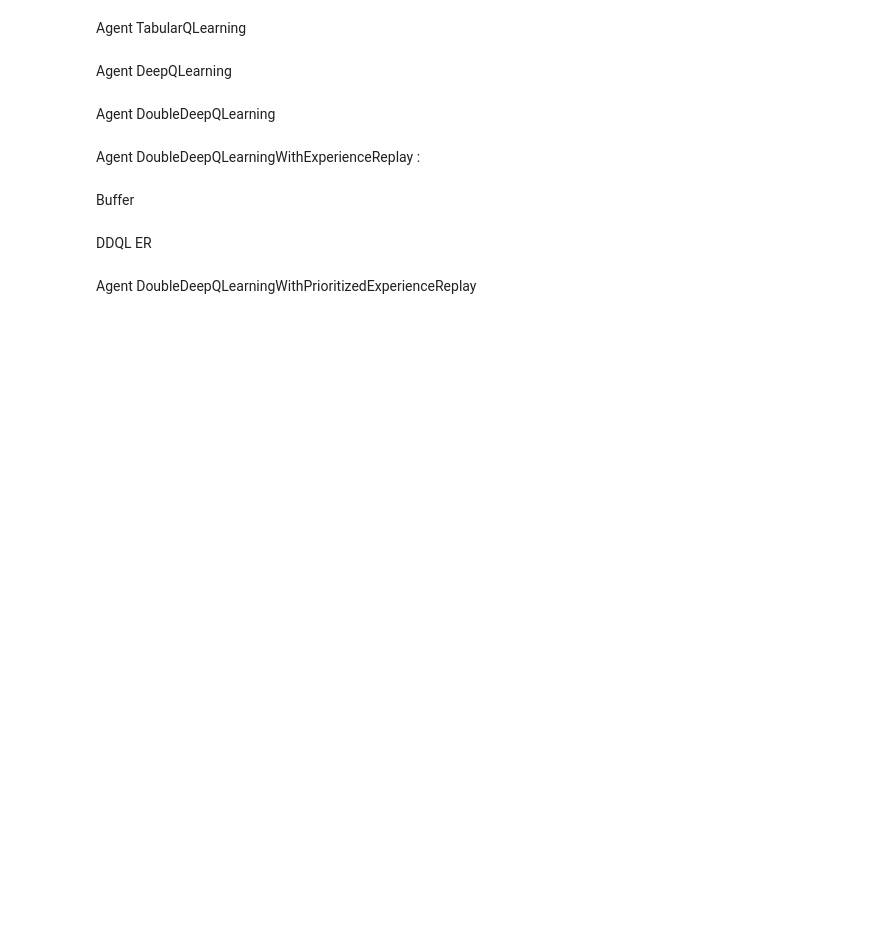
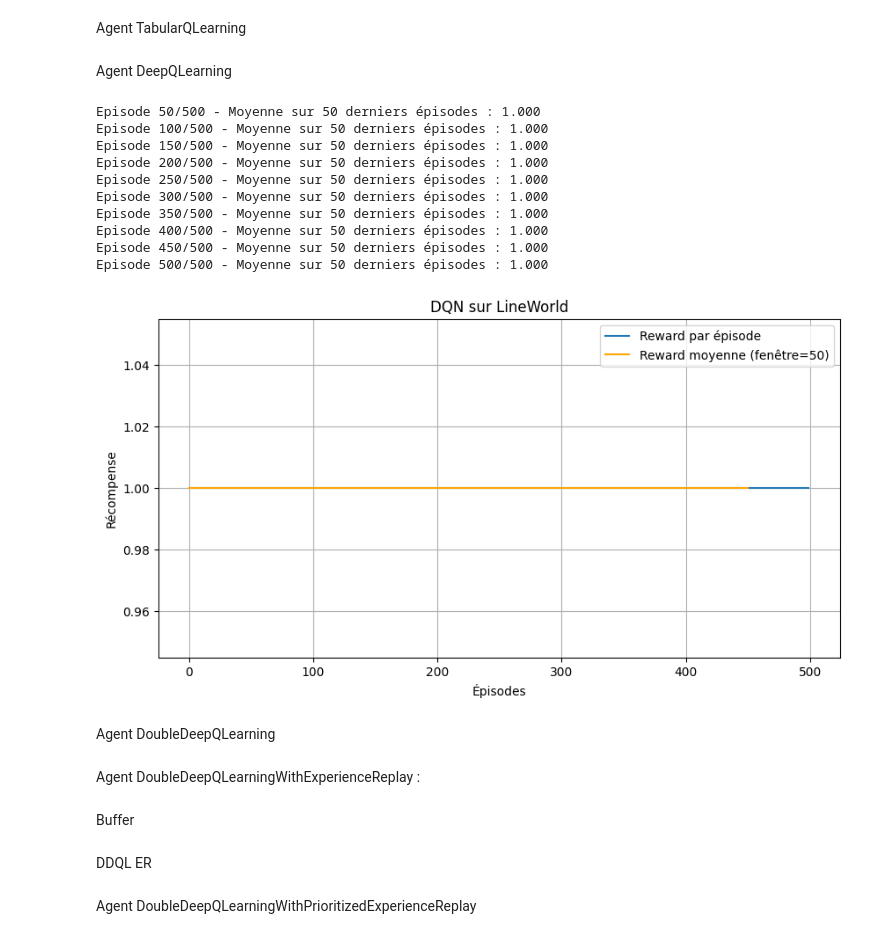
Before and after one commit to Enzo-kalychurn/DRL_project, a Jupyter notebook: Env_LineWorld.ipynb, the cells around one changed output. Cells and saved outputs as stored; diff of their text form; code cells hidden in the pictures; blank space fills up the shorter version.

Commit message:
Feat: implémentation des agents sauf MU et Alpha

```diff
--- a/Env_LineWorld.ipynb
+++ b/Env_LineWorld.ipynb
@@ -151,6 +150,61 @@ class DQNAgent:
 
         if self.epsilon > self.epsilon_min:
             self.epsilon *= self.epsilon_decay
+# %%
+def train_dqn(agent, env, episodes=1000):
+    rewards_per_episode = []
+
+    for episode in range(episodes):
+        state = env.reset()
+        total_reward = 0
+        done = False
+
+        while not done:
+            action = agent.select_action([state])
+            next_state, reward, done, _ = env.step(action)
+            agent.learn([state], action, reward, [next_state], done)
+            state = next_state
+            total_reward += reward
+
+        rewards_per_episode.append(total_reward)
+
+        if (episode + 1) % 50 == 0:
+            avg_reward = np.mean(rewards_per_episode[-50:])
+            print(f"Episode {episode+1}/{episodes} - Moyenne sur 50 derniers épisodes : {avg_reward:.3f}")
+
+    return rewards_per_episode
+# %%
+def plot_rewards(rewards, title="Récompense par épisode"):
+    plt.figure(figsize=(10, 5))
+    plt.plot(rewards, label='Reward par épisode')
+    plt.plot(
+        np.convolve(rewards, np.ones(50)/50, mode='valid'),
+        label='Reward moyenne (fenêtre=50)', color='orange'
+    )
+    plt.xlabel('Épisodes')
+    plt.ylabel('Récompense')
+    plt.title(title)
+    plt.legend()
+    plt.grid()
+    plt.show()
+
+if __name__ == "__main__":
+    env = LineWorld(length=5)
+    agent = DQNAgent(state_dim=1, n_actions=2)
+    rewards = train_dqn(agent, env, episodes=500)
+    plot_rewards(rewards, title="DQN sur LineWorld")
+# %% [output]
+Episode 50/500 - Moyenne sur 50 derniers épisodes : 1.000
+Episode 100/500 - Moyenne sur 50 derniers épisodes : 1.000
+Episode 150/500 - Moyenne sur 50 derniers épisodes : 1.000
+Episode 200/500 - Moyenne sur 50 derniers épisodes : 1.000
+Episode 250/500 - Moyenne sur 50 derniers épisodes : 1.000
+Episode 300/500 - Moyenne sur 50 derniers épisodes : 1.000
+Episode 350/500 - Moyenne sur 50 derniers épisodes : 1.000
+Episode 400/500 - Moyenne sur 50 derniers épisodes : 1.000
+Episode 450/500 - Moyenne sur 50 derniers épisodes : 1.000
+Episode 500/500 - Moyenne sur 50 derniers épisodes : 1.000
+[figure, added]
 # %% [markdown]
 Agent DoubleDeepQLearning
 # %%
```
Also changed, not shown: parts of 22 cells of this notebook.
